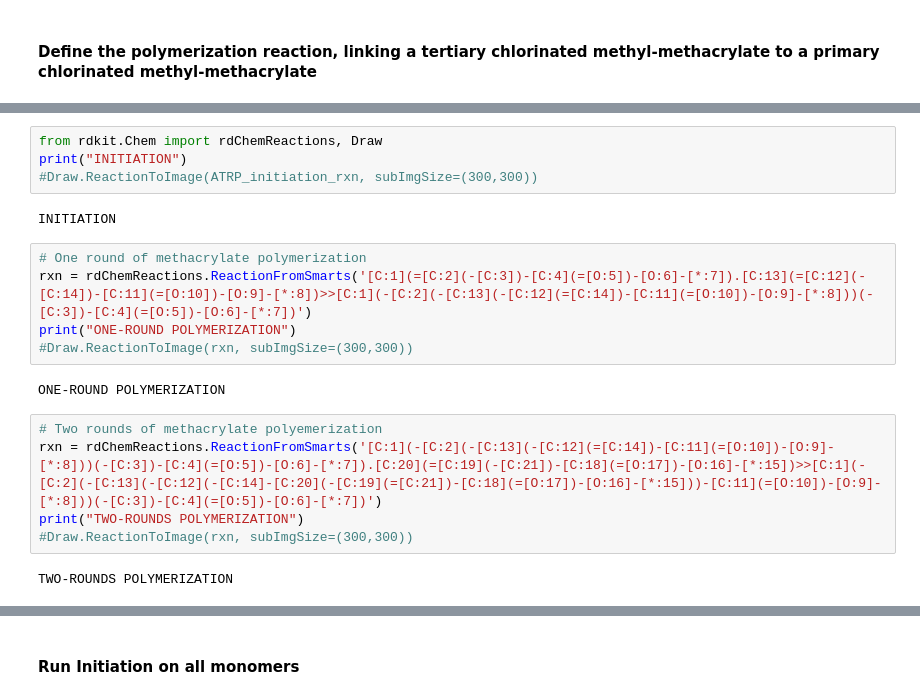
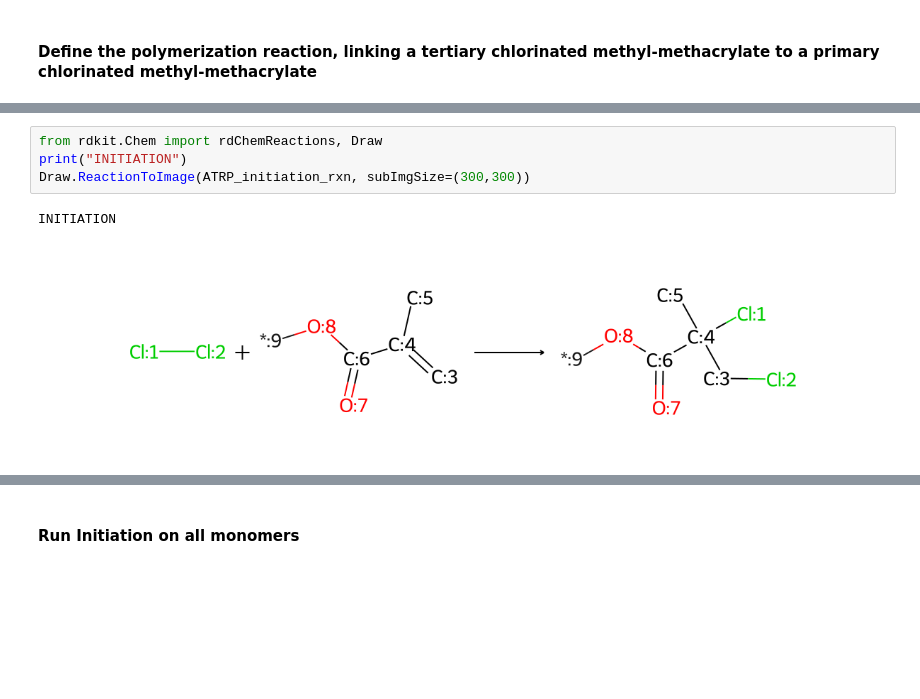
Before and after one commit to joelaforet/polyzymd_builder, a Jupyter notebook: building_random_co-polymers.ipynb, the cells around one changed output, grey strips where cells are left out. Drawn from its saved outputs; the diff is of its cells as text; blank space fills up the shorter version.

```diff
--- a/building_random_co-polymers.ipynb
+++ b/building_random_co-polymers.ipynb
@@ -134,21 +137,8 @@ mma_chloro_primC = Chem.MolFromSmarts('[C:1]-[C:2](-[*:8])(-[C:3]-[Cl:9])-[C:4](
 # %%
 from rdkit.Chem import rdChemReactions, Draw
 print("INITIATION")
-#Draw.ReactionToImage(ATRP_initiation_rxn, subImgSize=(300,300))
+Draw.ReactionToImage(ATRP_initiation_rxn, subImgSize=(300,300))
 # %% [output]
 INITIATION
+[figure, added]
-# %%
-# One round of methacrylate polymerization
-rxn = rdChemReactions.ReactionFromSmarts('[C:1](=[C:2](-[C:3])-[C:4](=[O:5])-[O:6]-[*:7]).[C:13](=[C:12](-[C:14])-[C:11](=[O:10])-[O:9]-[*:8])>>[C:1](-[C:2](-[C:13](-[C:12](=[C:14])-[C:11](=[O:10])-[O:9]-[*:8]))(-[C:3])-[C:4](=[O:5])-[O:6]-[*:7])')
-print("ONE-ROUND POLYMERIZATION")
-#Draw.ReactionToImage(rxn, subImgSize=(300,300))
-# %% [output]
-ONE-ROUND POLYMERIZATION
-# %%
-# Two rounds of methacrylate polyemerization
-rxn = rdChemReactions.ReactionFromSmarts('[C:1](-[C:2](-[C:13](-[C:12](=[C:14])-[C:11](=[O:10])-[O:9]-[*:8]))(-[C:3])-[C:4](=[O:5])-[O:6]-[*:7]).[C:20](=[C:19](-[C:21])-[C:18](=[O:17])-[O:16]-[*:15])>>[C:1](-[C:2](-[C:13](-[C:12](-[C:14]-[C:20](-[C:19](=[C:21])-[C:18](=[O:17])-[O:16]-[*:15]))-[C:11](=[O:10])-[O:9]-[*:8]))(-[C:3])-[C:4](=[O:5])-[O:6]-[*:7])')
-print("TWO-ROUNDS POLYMERIZATION")
-#Draw.ReactionToImage(rxn, subImgSize=(300,300))
-# %% [output]
-TWO-ROUNDS POLYMERIZATION
 # %%
```
Also changed, not shown: parts of 11 cells of this notebook, 3 other files.
